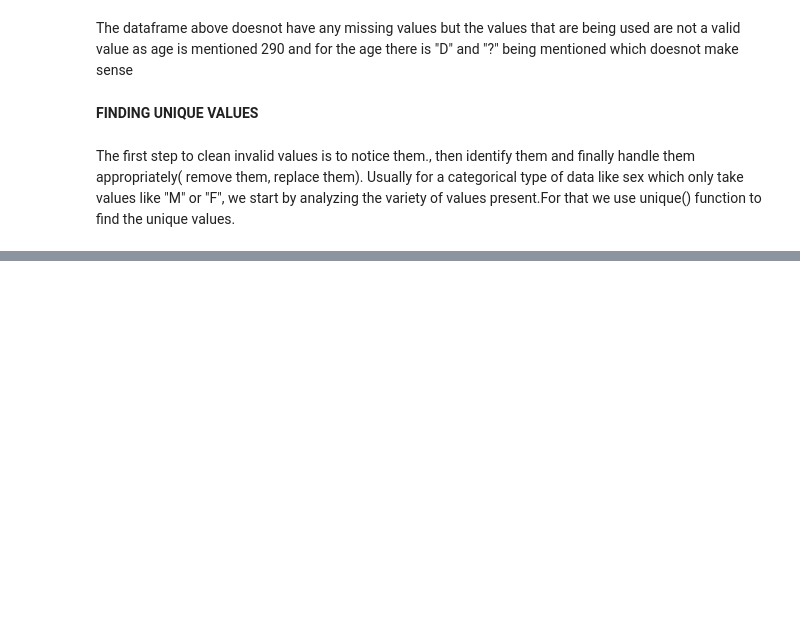
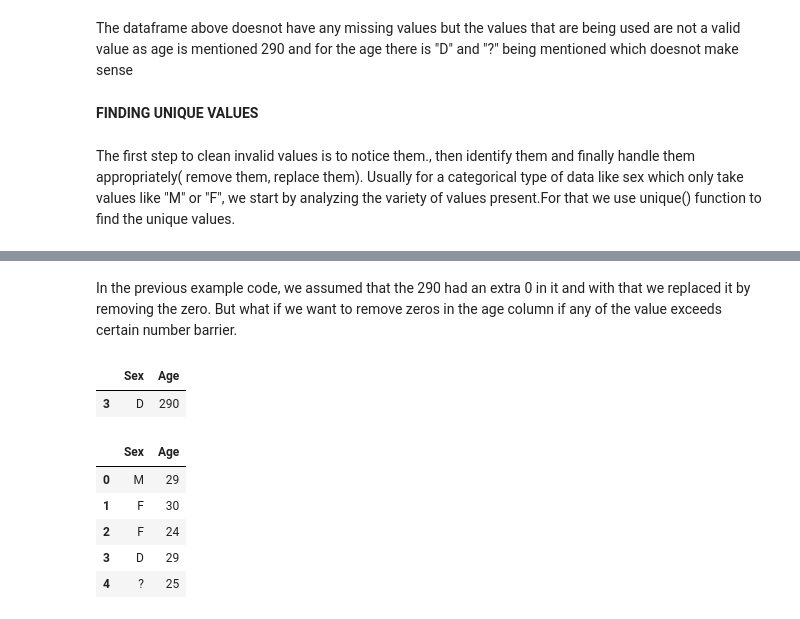
Before and after one commit to pasangyalzen/freecodecamp-data-notes, a Jupyter notebook: pandas_data_cleaning.ipynb, the cells around one changed output, grey strips where cells are left out. Saved outputs shown, nothing was run; the diff lists cells and outputs as text; code cells hidden in the pictures; blank space fills up the shorter version.

```diff
--- a/pandas_data_cleaning.ipynb
+++ b/pandas_data_cleaning.ipynb
@@ -711,0 +773,19 @@ The first step to clean invalid values is to notice them., then identify them an
+# %% [markdown]
+In the previous example code, we assumed that the 290 had an extra 0 in it and with that we replaced it by removing the zero. But what if we want to remove zeros in the age column if any of the value exceeds certain number barrier.
+# %%
+df[df["Age"] > 100]
+# %% [output]
+|  | Sex | Age |
+| 3 | D | 290 |
+# %%
+df.loc[df["Age"] > 100, "Age"] = df.loc[df["Age"] > 100, "Age"] / 10
+#This is simply first accessing the series of Age that is higher than 100 and reassigning it with the one divided by 10
+# %%
+df
+# %% [output]
+|  | Sex | Age |
+| 0 | M | 29 |
+| 1 | F | 30 |
+| 2 | F | 24 |
+| 3 | D | 29 |
+| 4 | ? | 25 |
```
Also changed, not shown: parts of 8 cells of this notebook, 2 other files.
